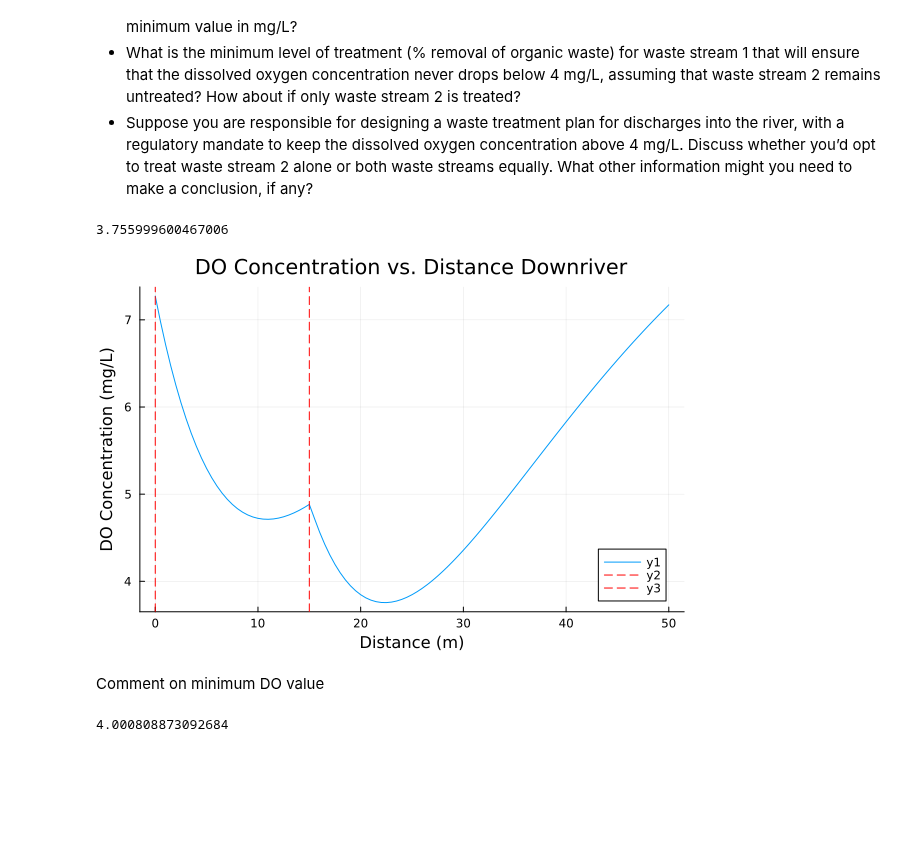
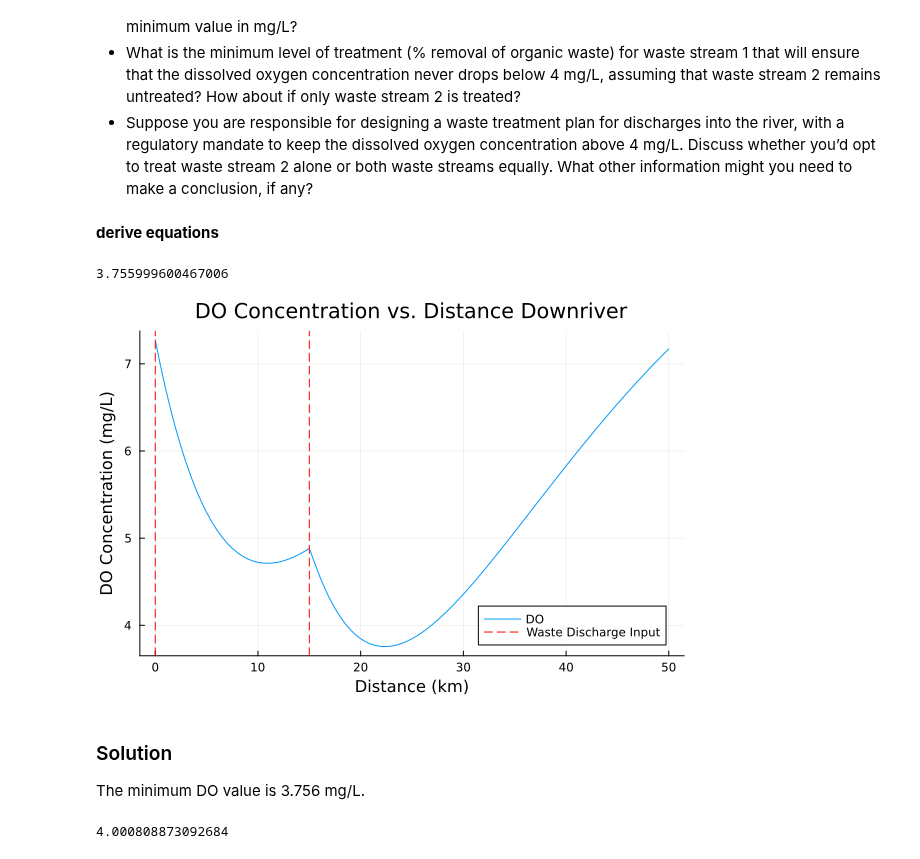
Before and after one commit to BEE4750-FA24/hw3-last-three-braincells, a Jupyter notebook: hw03.ipynb, the cells around one changed output. Cells and saved outputs as stored; diff of their text form; code cells hidden in the pictures; blank space fills up the shorter version.

Commit message:
comments - still need more

```diff
--- a/hw03.ipynb
+++ b/hw03.ipynb
@@ -79,7 +79,12 @@ Table 1: River inflow and waste stream characteristics for Problem 1.
     dissolved oxygen concentration above 4 mg/L. Discuss whether you’d
     opt to treat waste stream 2 alone or both waste streams equally.
     What other information might you need to make a conclusion, if any?
+# %% [markdown]
+**derive equations**
 # %%
+# The function mix calculates the flow rate (Qout), DO concentration
+# (Cout), CBOD concentration (Nout), and NBOD concentration (Bout)
+# after a mixing point.
 function mix(Q0,C0,N0,B0,Q1,C1,N1,B1)
     Qout=Q0+Q1
     Cout=((Q0*C0)+(Q1*C1))/Qout
@@ -88,6 +93,8 @@ function mix(Q0,C0,N0,B0,Q1,C1,N1,B1)
     return(Qout,Cout,Nout,Bout)
 end
 
+# The function do_simulate uses the Streeter-Phelps
+# equation to determine the concentrations of DO, CBOD, and NBOD.
 function do_simulate(x, C0, B0, N0, ka, kn, kc, Cs, U)
     B = B0 * exp(-kc * x / U)
     N = N0 * exp(-kn * x / U)
@@ -98,18 +105,24 @@ function do_simulate(x, C0, B0, N0, ka, kn, kc, Cs, U)
     return (C, B, N)
 end
 
-function DO_w_discharge(ka, kc, kn, C0, B0, N0, Q0, C1, B1, N1, Q1, C2, B2, N2, Q2, Cs, U, d, dist_bet)
+# The function DO_w_discharge calculates the DO concentration
+# given 2 waste inputs 'dist_bet' apart at distance 'd' downstream.
+function DO_w_discharge(ka, kc, kn, C0, B0, N0, Q0, C1, B1, N1,
+    Q1, C2, B2, N2, Q2, Cs, U, d, dist_bet)
+    # Initialzie vectors
     x_values = collect(0:0.5:d)
     num = 1
     DO_output = zeros(d*2+1)
+    # Loop through all distances from 0 to d with an interval of 0.5km.
     for x = 0:0.5:d
         # Initial mixing
         QA,CA,NA,BA = mix(Q0,C0,N0,B0,Q1,C1,N1,B1)
+        # Calculates DO concentration before second waste input
         if x <= dist_bet
          C, B, N = do_simulate(x, CA, BA, NA, ka, kn, kc, Cs, U)
          DO_output[num] = C
-
         else
+        # Calculates DO concentration after second waste input
          C15, B15, N15 = do_simulate(dist_bet, CA, BA, NA, ka, kn, kc, Cs, U)
          QB,CB,NB,BB = mix(QA,C15,N15,B15,Q2,C2,N2,B2)
          C, B, N = do_simulate(x-dist_bet, CB, BB, NB, ka, kn, kc, Cs, U)
@@ -120,49 +133,49 @@ function DO_w_discharge(ka, kc, kn, C0, B0, N0, Q0, C1, B1, N1, Q1, C2, B2, N2,
      return(DO_output, x_values)
 end
 
-# set river properties
-ka = 0.55
-kc = 0.35
-kn = 0.25
+# Intialize variables
+ka = 0.55 # oxygen rearation rate (1/d)
+kc = 0.35 # CBOD decay rate (1/d)
+kn = 0.25 # NBOD decay rate (1/d)
 
 C0 = 7.5 #mg/L
 B0 = 5 #mg/L
 N0 = 5 #mg/L
 Q0 = 100000 #m^3/day
 
 C1= 5 #mg/L
 B1 = 50 #mg/L
 N1 = 35 #mg/L
 Q1 = 10000 #m^3/day
 
 C2= 5 #mg/L
 B2 = 45 #mg/L
 N2 = 35 #mg/L
 Q2 = 15000 #m^3/day
 
 Cs = 10 #mg/L
 U = 6 #km/day
 
 dist_bet = 15
 d = 50
 
 DO_output, x_values = DO_w_discharge(ka, kc, kn, C0, B0, N0, Q0, C1, B1, N1, Q1, C2, B2, N2, Q2, Cs, U, d, dist_bet)
 
-#display(DO_output)
-
 # Determine minimum of DO concentration
 min_DO = minimum(DO_output)
 display(min_DO)
 
-plot(x_values, DO_output, xlabel = "Distance (m)", ylabel = "DO Concentration (mg/L)", title = "DO Concentration vs. Distance Downriver")
-# Add a vertical line at first waste discharge
-vline!([dist_bet], linestyle=:dash, color=:red)
-vline!([0], linestyle=:dash, color=:red)
+plot(x_values, DO_output, xlabel = "Distance (km)", ylabel = "DO Concentration (mg/L)", title = "DO Concentration vs. Distance Downriver", label = "DO")
+# Add a vertical lines at waste discharge points
+vline!([dist_bet], linestyle=:dash, color=:red, label="Waste Discharge Input")
+vline!([0], linestyle=:dash, color=:red, label= false)
 # %% [output]
 3.755999600467006
-[figure, old version]
+[figure, new version]
 # %% [markdown]
-Comment on minimum DO value
+### Solution
+
+The minimum DO value is 3.756 mg/L.
 # %%
 # Waste stream 1 treated
 p_removal = 0
```
Also changed, not shown: parts of 8 cells of this notebook.
